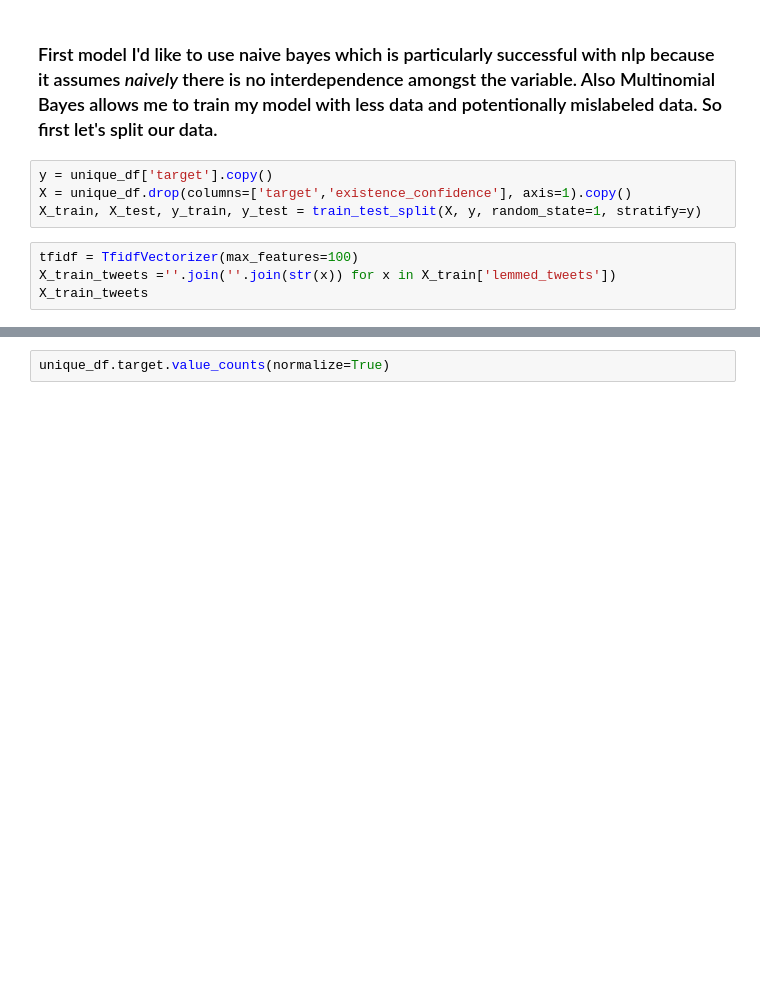
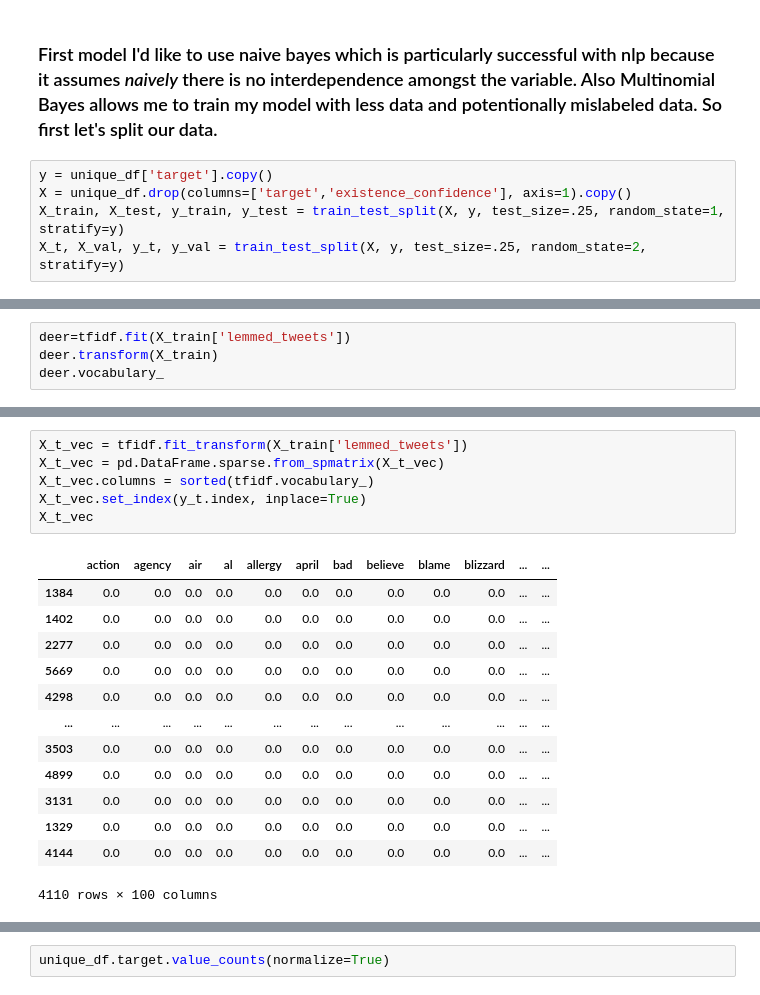
Before and after one commit to pleasecallmejax/NLP-Sentiment-Classification, a Jupyter notebook: Preliminary EDA Notebook.ipynb, the cells around one changed output, grey strips where cells are left out. Saved outputs shown, nothing was run; the diff lists cells and outputs as text; blank space fills up the shorter version.

```diff
--- a/Preliminary EDA Notebook.ipynb
+++ b/Preliminary EDA Notebook.ipynb
@@ -348,8 +329,5 @@ plt.show()
 # %%
 y = unique_df['target'].copy()
 X = unique_df.drop(columns=['target','existence_confidence'], axis=1).copy()
-X_train, X_test, y_train, y_test = train_test_split(X, y, random_state=1, stratify=y)
+X_train, X_test, y_train, y_test = train_test_split(X, y, test_size=.25, random_state=1, stratify=y)
+X_t, X_val, y_t, y_val = train_test_split(X, y, test_size=.25, random_state=2, stratify=y)
-# %%
-tfidf = TfidfVectorizer(max_features=100)
-X_train_tweets =''.join(''.join(str(x)) for x in X_train['lemmed_tweets'])
-X_train_tweets
@@ -371,0 +401,4 @@ SyntaxError: invalid syntax (<ipython-input-102-1b649ad436a9>, line 9)
+# %%
+deer=tfidf.fit(X_train['lemmed_tweets'])
+deer.transform(X_train)
+deer.vocabulary_
@@ -371,0 +423,20 @@ SyntaxError: invalid syntax (<ipython-input-102-1b649ad436a9>, line 9)
+# %%
+X_t_vec = tfidf.fit_transform(X_train['lemmed_tweets'])
+X_t_vec = pd.DataFrame.sparse.from_spmatrix(X_t_vec)
+X_t_vec.columns = sorted(tfidf.vocabulary_)
+X_t_vec.set_index(y_t.index, inplace=True)
+X_t_vec
+# %% [output]
+|  | action | agency | air | al | allergy | april | bad | believe | blame | blizzard | ... | ... |
+| 1384 | 0.0 | 0.0 | 0.0 | 0.0 | 0.0 | 0.0 | 0.0 | 0.0 | 0.0 | 0.0 | ... | ... |
+| 1402 | 0.0 | 0.0 | 0.0 | 0.0 | 0.0 | 0.0 | 0.0 | 0.0 | 0.0 | 0.0 | ... | ... |
+| 2277 | 0.0 | 0.0 | 0.0 | 0.0 | 0.0 | 0.0 | 0.0 | 0.0 | 0.0 | 0.0 | ... | ... |
+| 5669 | 0.0 | 0.0 | 0.0 | 0.0 | 0.0 | 0.0 | 0.0 | 0.0 | 0.0 | 0.0 | ... | ... |
+| 4298 | 0.0 | 0.0 | 0.0 | 0.0 | 0.0 | 0.0 | 0.0 | 0.0 | 0.0 | 0.0 | ... | ... |
+| ... | ... | ... | ... | ... | ... | ... | ... | ... | ... | ... | ... | ... |
+| 3503 | 0.0 | 0.0 | 0.0 | 0.0 | 0.0 | 0.0 | 0.0 | 0.0 | 0.0 | 0.0 | ... | ... |
+| 4899 | 0.0 | 0.0 | 0.0 | 0.0 | 0.0 | 0.0 | 0.0 | 0.0 | 0.0 | 0.0 | ... | ... |
+| 3131 | 0.0 | 0.0 | 0.0 | 0.0 | 0.0 | 0.0 | 0.0 | 0.0 | 0.0 | 0.0 | ... | ... |
+| 1329 | 0.0 | 0.0 | 0.0 | 0.0 | 0.0 | 0.0 | 0.0 | 0.0 | 0.0 | 0.0 | ... | ... |
+| 4144 | 0.0 | 0.0 | 0.0 | 0.0 | 0.0 | 0.0 | 0.0 | 0.0 | 0.0 | 0.0 | ... | ... |
+4110 rows × 100 columns
```
Also changed, not shown: parts of 28 cells of this notebook, 2 other files.
